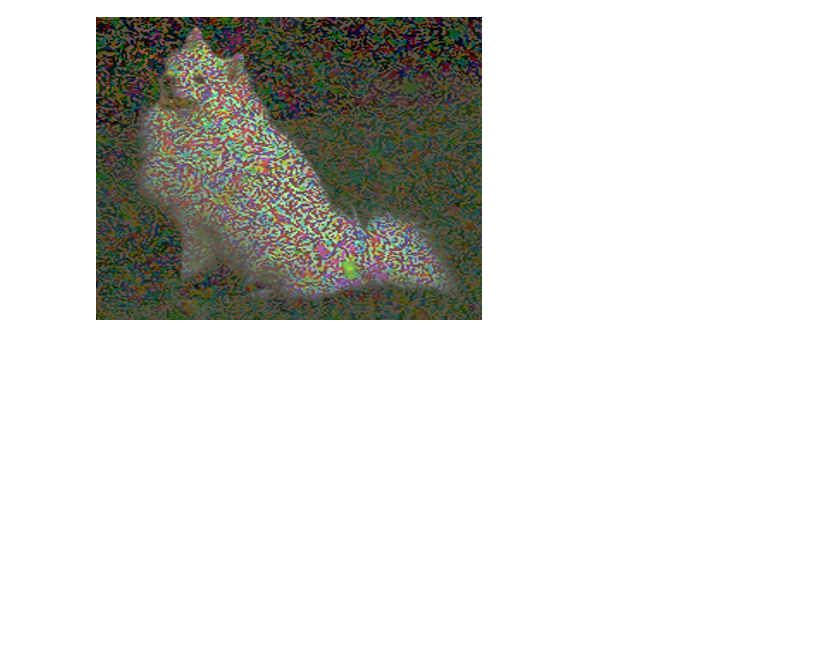
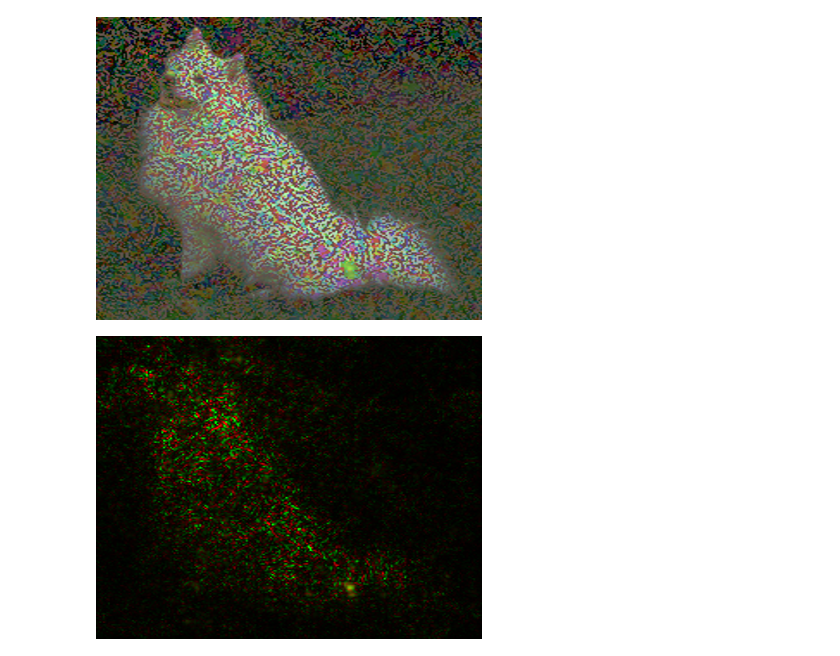
Before and after one commit to wenth1021/feature-importance-cv, a Jupyter notebook: fisher_information.ipynb, the cells around one changed output. Saved outputs shown, nothing was run; the diff lists cells and outputs as text; code cells hidden in the pictures; blank space fills up the shorter version.

Commit message:
add import os, add images, edit lime

```diff
--- a/fisher_information.ipynb
+++ b/fisher_information.ipynb
@@ -36,6 +36,10 @@ def prepare_plots(attr, img):
     attr = attr.to('cpu').numpy().transpose((1,2,0))
     return attr, img
 
+
+from PIL import Image
+from torchvision import transforms
+
 # Download an example image from the pytorch website
 filename = "./data/dog.jpg"
 if (not os.path.exists("./data/dog.jpg")):
@@ -48,7 +52,8 @@ if (not os.path.exists("./data/dog.jpg")):
 from PIL import Image
 from torchvision import transforms
 image = Image.open(filename)
-input_image = preprocess(image)
+
+input_image = load_img(filename)
 
 # Read the categories
 with open("./data/imagenet_classes.txt", "r") as f:
@@ -114,3 +163,12 @@ pil_image(Visualize(
 # %% [output]
 torch.Size([3, 224, 224]) torch.Size([3, 224, 224])
 [figure]
+# %%
+pil_image(Visualize(
+    *prepare_plots(explanation, input_image),
+    polarity="both",
+    clip_above_percentile=99,
+    clip_below_percentile=0,
+    overlay=False)).resize((v//4 for v in image.size))
+# %% [output]
+[figure, added]
```
Also changed, not shown: parts of 1 cell of this notebook, 14 other files.
